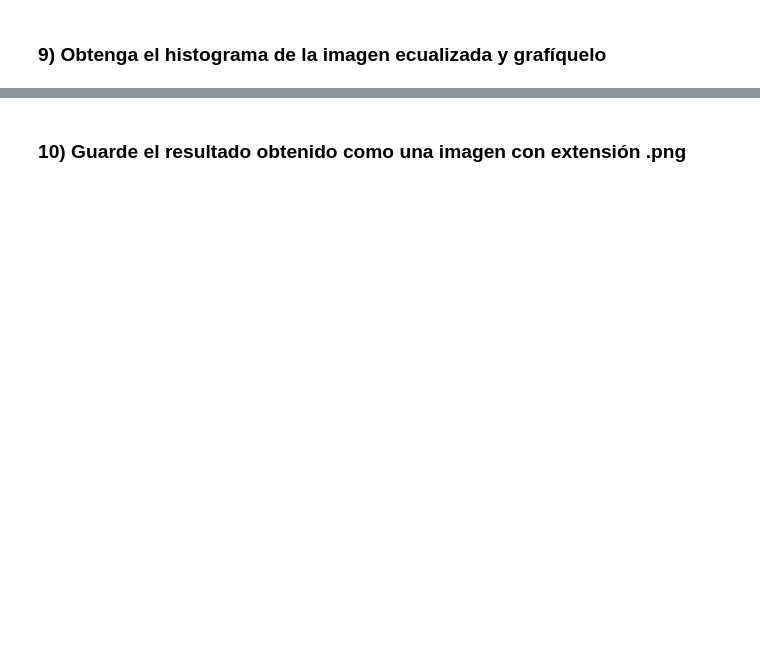
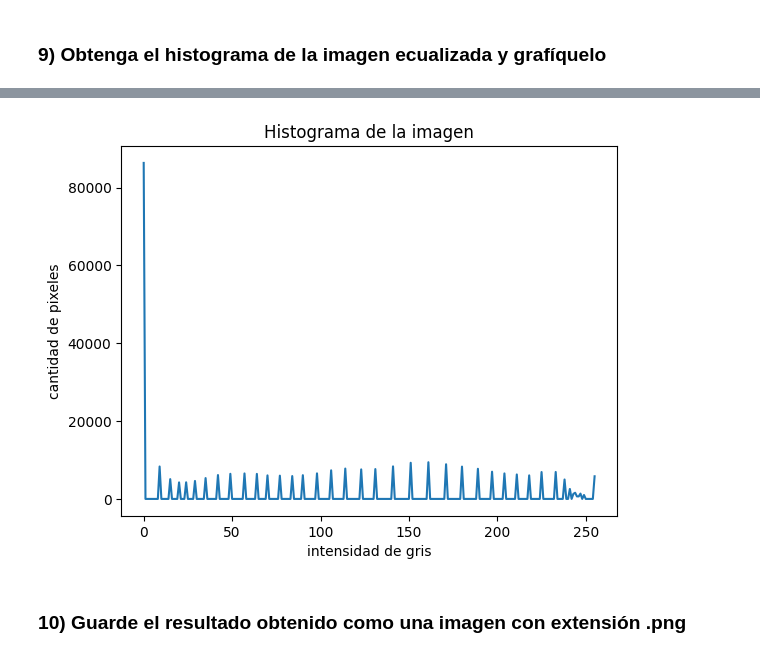
Before and after one commit to MiguelToro53/Info_2, a Jupyter notebook: Talleres/Taller_1_P3.ipynb, the cells around one changed output, grey strips where cells are left out. Cells and saved outputs as stored; diff of their text form; code cells hidden in the pictures; blank space fills up the shorter version.

```diff
--- a/Talleres/Taller_1_P3.ipynb
+++ b/Talleres/Taller_1_P3.ipynb
@@ -57,2 +80,12 @@ Nota: Como la imagen en escala de grises es de un solo canal solo se debe realiz
+# %%
+hist_eq = cv2.calcHist([img_g_eq], [0], None, [256], [0,256])
+
+plt.plot(hist_eq)
+plt.ylabel('cantidad de pixeles')
+plt.xlabel('intensidad de gris')
+plt.title('Histograma de la imagen')
+plt.show()
+# %% [output]
+[figure, added]
 # %% [markdown]
 ### 10) Guarde el resultado obtenido como una imagen con extensión .png
```
Also changed, not shown: parts of 18 cells of this notebook, 19 other files.
